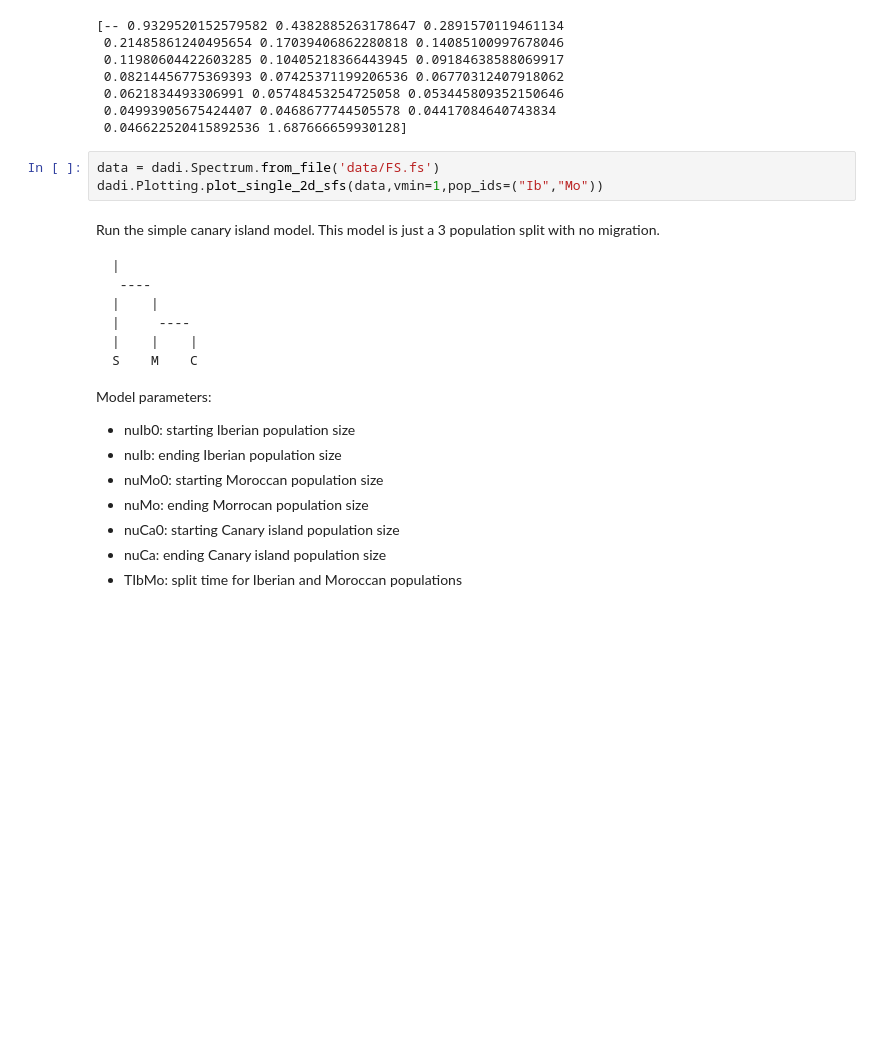
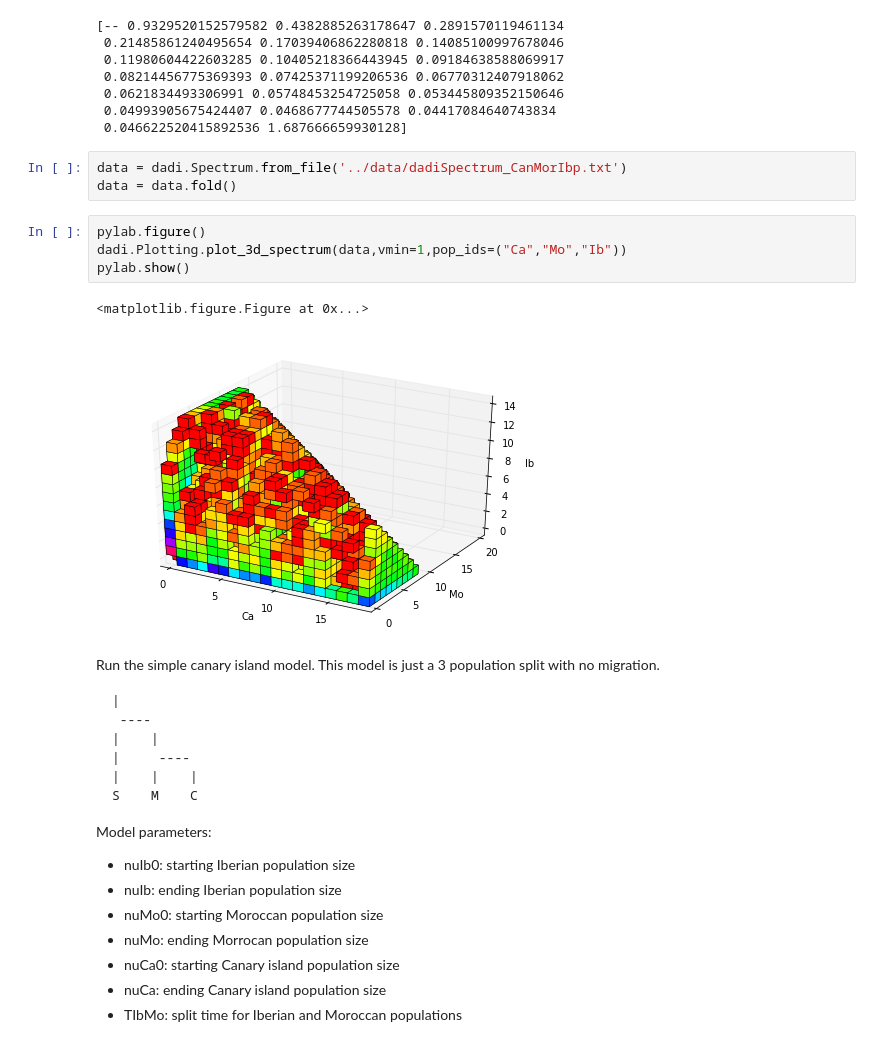
Before and after one commit to arundurvasula/AtCanary, a Jupyter notebook: scripts/Arabidopsis.ipynb, the cells around one changed output. Drawn from its saved outputs; the diff is of its cells as text; blank space fills up the shorter version.

```diff
--- a/scripts/Arabidopsis.ipynb
+++ b/scripts/Arabidopsis.ipynb
@@ -21,9 +22,16 @@ print fs[0][0]
  0.0621834493306991 0.05748453254725058 0.053445809352150646
  0.04993905675424407 0.0468677744505578 0.04417084640743834
  0.046622520415892536 1.687666659930128]
+# %%
+data = dadi.Spectrum.from_file('../data/dadiSpectrum_CanMorIbp.txt')
+data = data.fold()
 # %%
-data = dadi.Spectrum.from_file('data/FS.fs')
-dadi.Plotting.plot_single_2d_sfs(data,vmin=1,pop_ids=("Ib","Mo"))
+pylab.figure()
+dadi.Plotting.plot_3d_spectrum(data,vmin=1,pop_ids=("Ca","Mo","Ib"))
+pylab.show()
+# %% [output]
+<matplotlib.figure.Figure at 0x...>
+[figure, added]
 # %% [markdown]
 Run the simple canary island model. This model is just a 3 population split with no migration.
 
```
Also changed, not shown: parts of 7 cells of this notebook, 1 other file.
